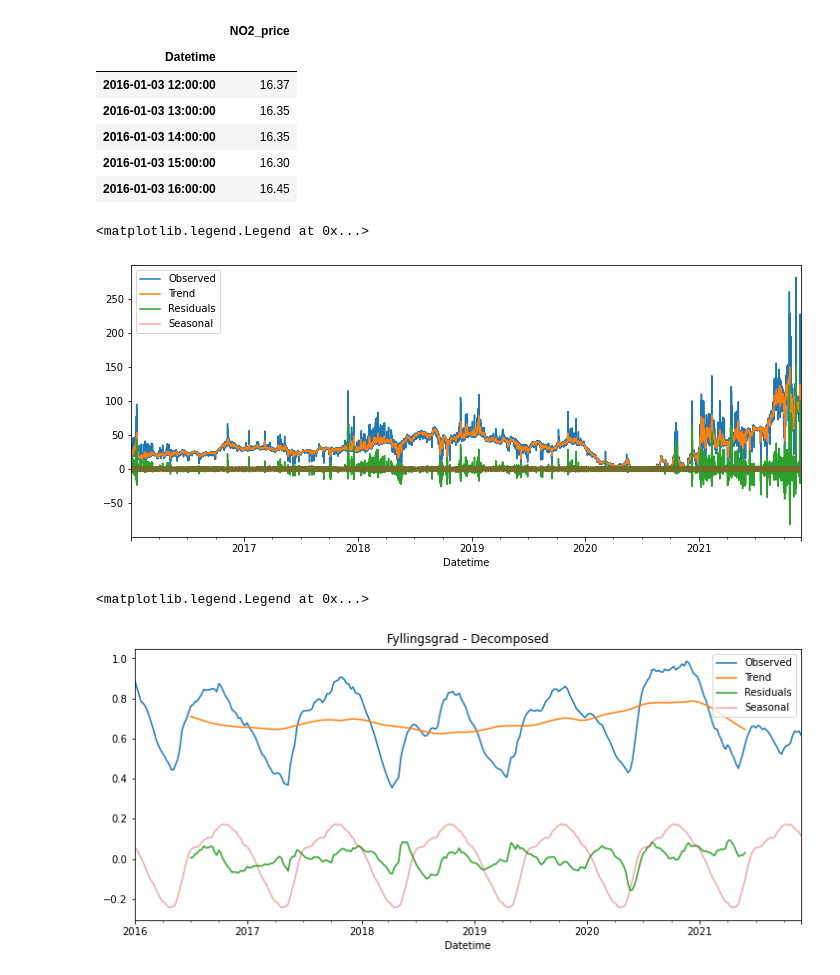
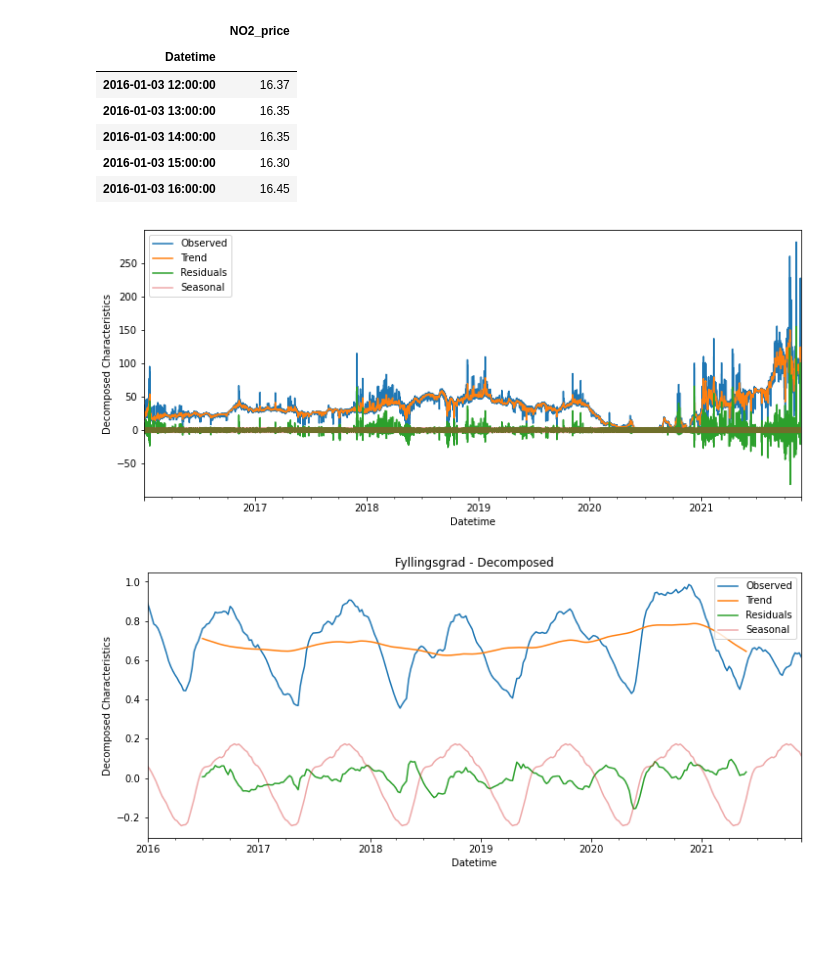
Before and after one commit to AndreasBordvik/FYS-STK4155-Prj3_report, a Jupyter notebook: code/timeseries_decomp.ipynb, the cells around one changed output. Cells and saved outputs as stored; diff of their text form; code cells hidden in the pictures; blank space fills up the shorter version.

```diff
--- a/code/timeseries_decomp.ipynb
+++ b/code/timeseries_decomp.ipynb
@@ -42,41 +44,44 @@ observedarray.plot(figsize=(12,5), label = "Observed")
 trendarray.plot(figsize=(12,5), label = "Trend")
 residarray.plot(figsize=(12,5), label= "Residuals")
 seasonalarray.plot(figsize=(12,5),label= "Seasonal", alpha = 0.4)
+plt.ylabel("Decomposed Characteristics")
 plt.legend()
+plt.savefig("../figures/decomposed_characteristics.pdf", bbox_inches='tight')
 # %% [output]
-<matplotlib.legend.Legend at 0x...>
-[figure, old version]
+[figure, new version]
 # %%
 df_NVE = pd.read_csv(f"../data/input_data/magasin_statistikk_nve.csv", index_col=0)
 df_NVE = df_NVE[df_NVE["omrnr" ]== 2]
 df_NVE = df_NVE[df_NVE["omrType" ]== "EL"]
 df_NVE['year'] = pd.DatetimeIndex(df_NVE['dato_Id']).year
 df_NVE = df_NVE[df_NVE["year" ]>= 2016]
 
 df_NVE.head()
 df_NVE = df_NVE[["fyllingsgrad","dato_Id"]]
 df_NVE = df_NVE.set_index(["dato_Id"])
 df_NVE=df_NVE.sort_index()
 
 
 
 index = pd.date_range(start='2016-01-03', periods=len(df_NVE), freq="W")
 
 freq_series = pd.DataFrame(df_NVE["fyllingsgrad"])
 freq_series["Datetime"] = index
 freq_series = freq_series.set_index(["Datetime"])
 freq_series.head()
 result = seasonal_decompose(freq_series, model='add')
 observedarray = result.observed
 seasonalarray = result.seasonal
 trendarray = result.trend
 residarray = result.resid
 observedarray.plot(figsize=(12,5), label = "Observed")
 trendarray.plot(figsize=(12,5), label = "Trend")
 residarray.plot(figsize=(12,5), label= "Residuals")
 seasonalarray.plot(figsize=(12,5),label= "Seasonal", alpha = 0.4)
 plt.title("Fyllingsgrad - Decomposed")
+plt.ylabel("Decomposed Characteristics")
+
 plt.legend()
+plt.savefig("../figures/NVE_decomposed_characteristics.pdf", bbox_inches='tight')
 # %% [output]
-<matplotlib.legend.Legend at 0x...>
-[figure, old version]
+[figure, new version]
```
Also changed, not shown: parts of 1 cell of this notebook, 13 other files.
